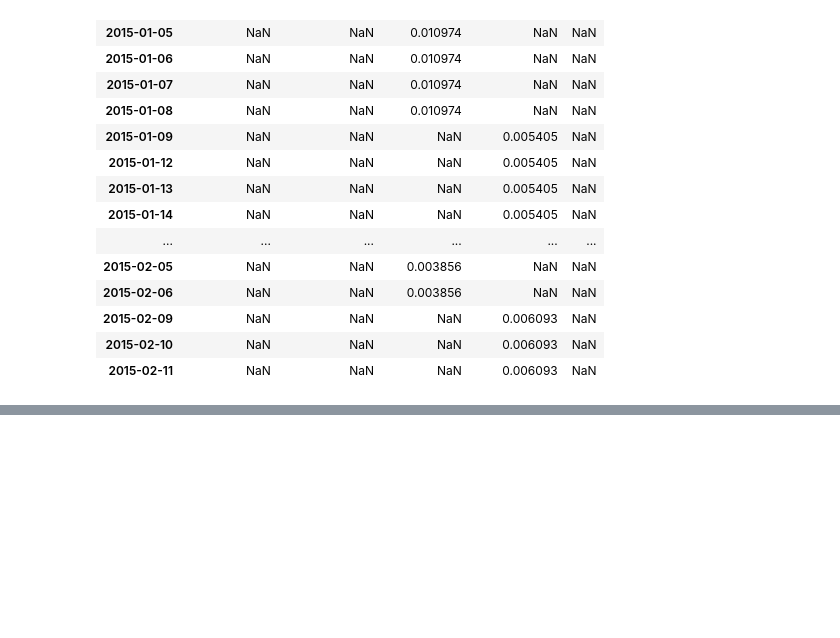
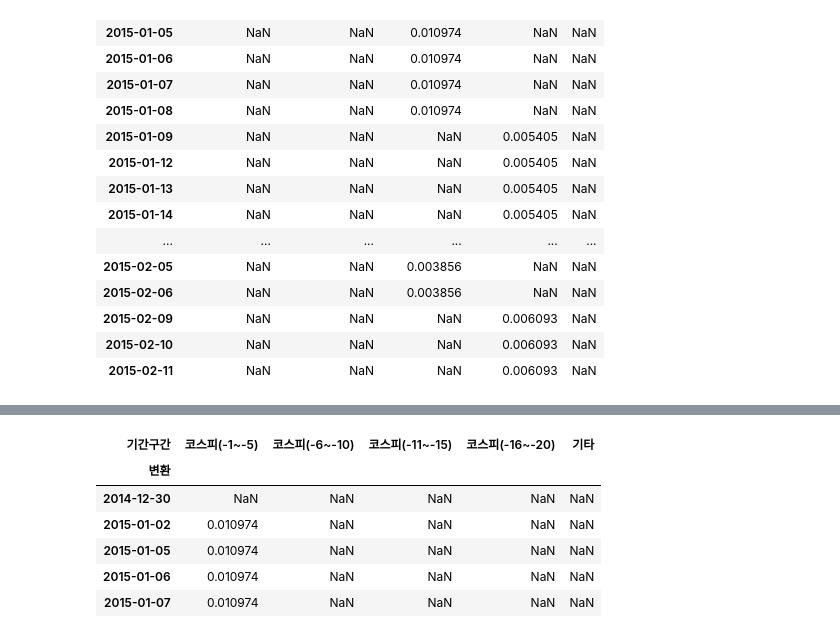
Before and after one commit to UbionProject1-IPO/Project1-2, a Jupyter notebook: notebook/수익률계산.ipynb, the cells around one changed output, grey strips where cells are left out. Drawn from its saved outputs; the diff is of its cells as text; code cells hidden in the pictures; blank space fills up the shorter version.

```diff
--- a/notebook/수익률계산.ipynb
+++ b/notebook/수익률계산.ipynb
@@ -358,0 +340,18 @@ df.head(30)
+# %%
+df = df.rename(columns={
+    '원자료(-1~-5)' : '코스피(-1~-5)',
+    '원자료(-6~-10)' : '코스피(-6~-10)',
+    '원자료(-11~-15)' : '코스피(-11~-15)',
+    '원자료(-16~-20)' : '코스피(-16~-20)',
+    '기타' : '기타'
+})
+# %%
+df.head()
+# %% [output]
+| 기간구간 | 코스피(-1~-5) | 코스피(-6~-10) | 코스피(-11~-15) | 코스피(-16~-20) | 기타 |
+| 변환 |  |  |  |  |  |
+| 2014-12-30 | NaN | NaN | NaN | NaN | NaN |
+| 2015-01-02 | 0.010974 | NaN | NaN | NaN | NaN |
+| 2015-01-05 | 0.010974 | NaN | NaN | NaN | NaN |
+| 2015-01-06 | 0.010974 | NaN | NaN | NaN | NaN |
+| 2015-01-07 | 0.010974 | NaN | NaN | NaN | NaN |
```
Also changed, not shown: parts of 1 cell of this notebook, 3 other files.
